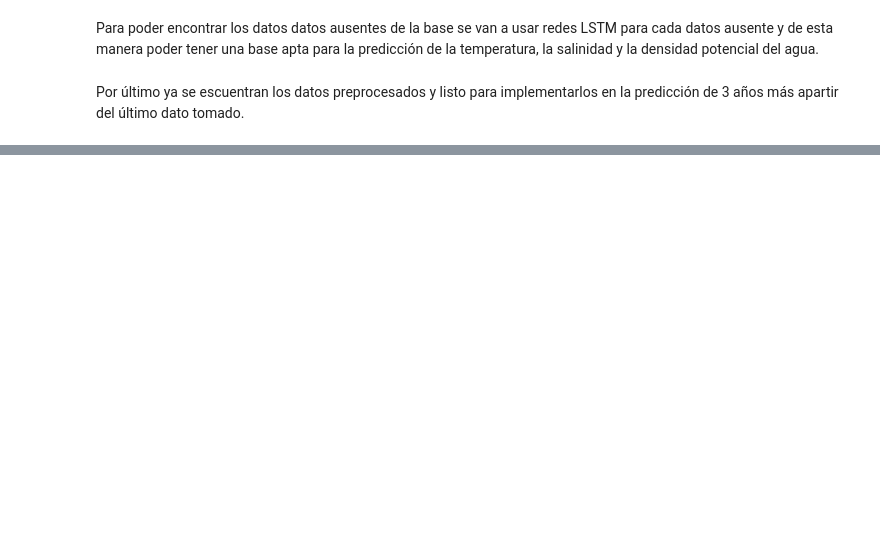
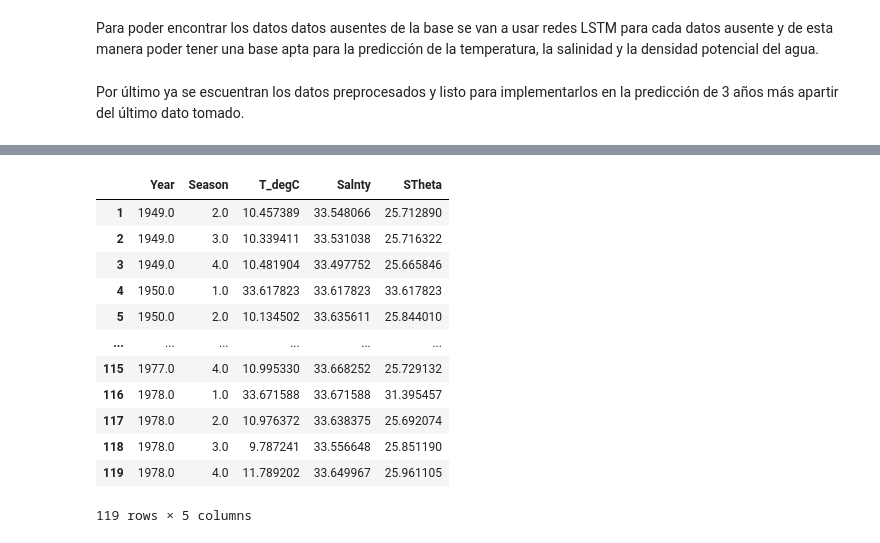
Before and after one commit to Lmdela/Trabajo-de-Mineria-de-Datos, a Jupyter notebook: Adecuación_de_la_base_de_datos.ipynb, the cells around one changed output, grey strips where cells are left out. Cells and saved outputs as stored; diff of their text form; code cells hidden in the pictures; blank space fills up the shorter version.

```diff
--- a/Adecuación_de_la_base_de_datos.ipynb
+++ b/Adecuación_de_la_base_de_datos.ipynb
@@ -395,0 +388,17 @@ lowdata
+# %%
+pd.set_option('display.max_rows', 10)
+middata
+# %% [output]
+|  | Year | Season | T_degC | Salnty | STheta |
+| 1 | 1949.0 | 2.0 | 10.457389 | 33.548066 | 25.712890 |
+| 2 | 1949.0 | 3.0 | 10.339411 | 33.531038 | 25.716322 |
+| 3 | 1949.0 | 4.0 | 10.481904 | 33.497752 | 25.665846 |
+| 4 | 1950.0 | 1.0 | 33.617823 | 33.617823 | 33.617823 |
+| 5 | 1950.0 | 2.0 | 10.134502 | 33.635611 | 25.844010 |
+| ... | ... | ... | ... | ... | ... |
+| 115 | 1977.0 | 4.0 | 10.995330 | 33.668252 | 25.729132 |
+| 116 | 1978.0 | 1.0 | 33.671588 | 33.671588 | 31.395457 |
+| 117 | 1978.0 | 2.0 | 10.976372 | 33.638375 | 25.692074 |
+| 118 | 1978.0 | 3.0 | 9.787241 | 33.556648 | 25.851190 |
+| 119 | 1978.0 | 4.0 | 11.789202 | 33.649967 | 25.961105 |
+119 rows × 5 columns
```
Also changed, not shown: parts of 10 cells of this notebook.
